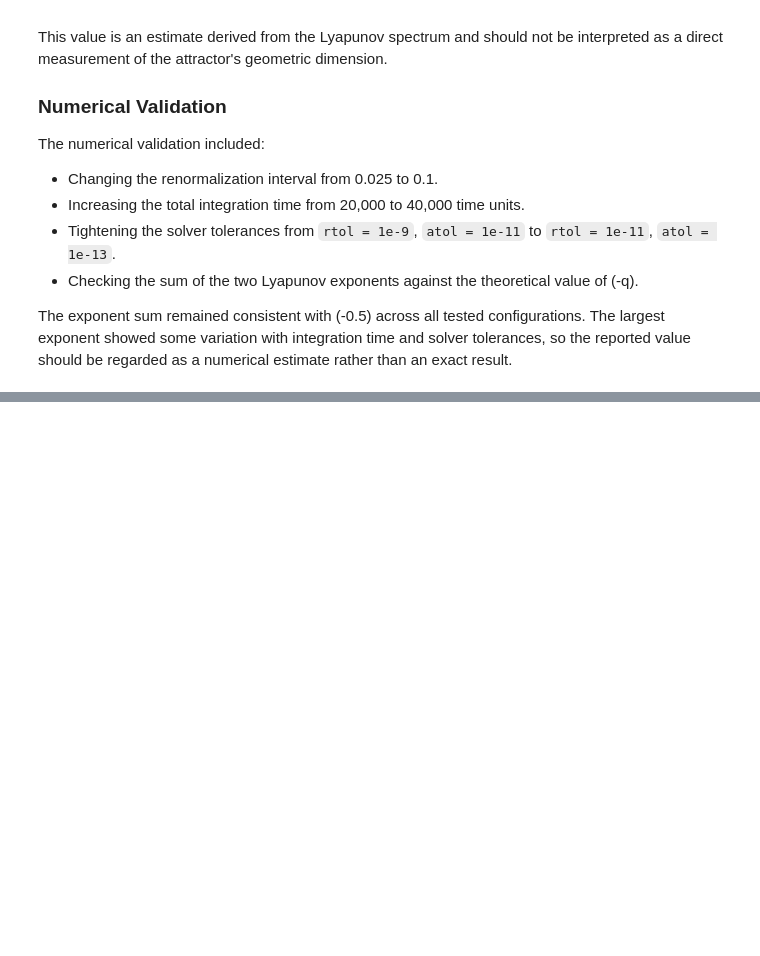
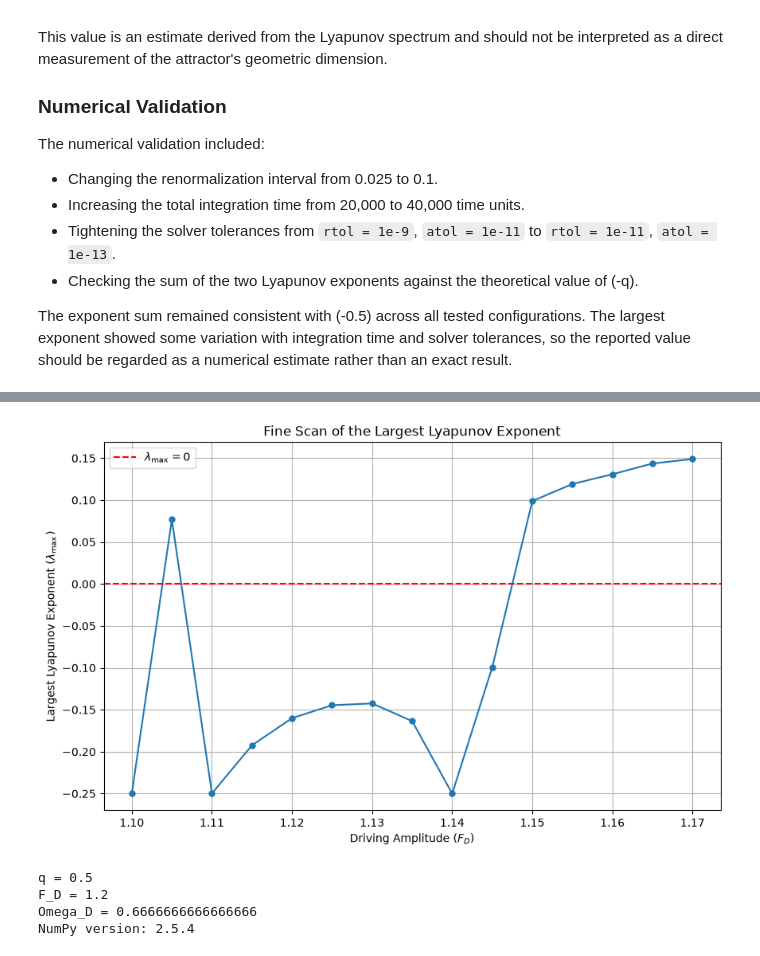
Before and after one commit to AbolfazlAmiri1998/nonlinear-driven-pendulum, a Jupyter notebook: nonlinear_driven_pendulum.ipynb, the cells around one changed output, grey strips where cells are left out. Cells and saved outputs as stored; diff of their text form; code cells hidden in the pictures; blank space fills up the shorter version.

```diff
--- a/nonlinear_driven_pendulum.ipynb
+++ b/nonlinear_driven_pendulum.ipynb
@@ -1307,0 +1424,27 @@ The exponent sum remained consistent with \(-0.5\) across all tested configurati
+# %%
+plt.figure(figsize=(10, 6))
+
+plt.plot(
+    F_D_fine,
+    lyapunov_fine,
+    marker="o",
+    markersize=5,
+    linewidth=1.5
+)
+
+plt.axhline(
+    y=0,
+    color="red",
+    linestyle="--",
+    label=r"$\lambda_{\max}=0$"
+)
+
+plt.xlabel(r"Driving Amplitude ($F_D$)")
+plt.ylabel(r"Largest Lyapunov Exponent ($\lambda_{\max}$)")
+plt.title("Fine Scan of the Largest Lyapunov Exponent")
+
+plt.grid(True)
+plt.legend()
+plt.show()
+# %% [output]
+[figure, added]
@@ -1307,0 +1459,10 @@ The exponent sum remained consistent with \(-0.5\) across all tested configurati
+# %%
+print("q =", q)
+print("F_D =", F_D)
+print("Omega_D =", Omega_D)
+print("NumPy version:", np.__version__)
+# %% [output]
+q = 0.5
+F_D = 1.2
+Omega_D = 0.6666666666666666
+NumPy version: 2.5.4
```
Also changed, not shown: parts of 29 cells of this notebook.
